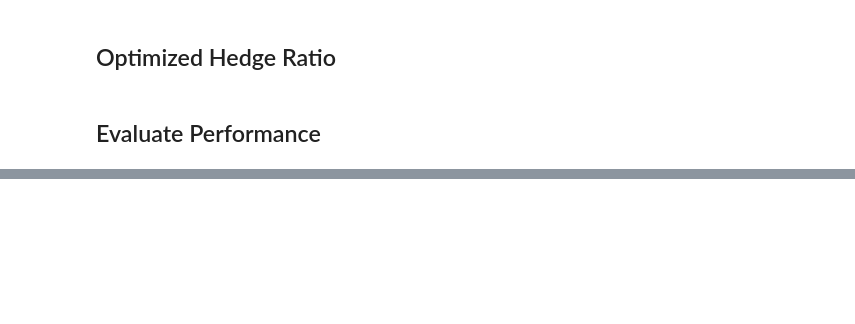
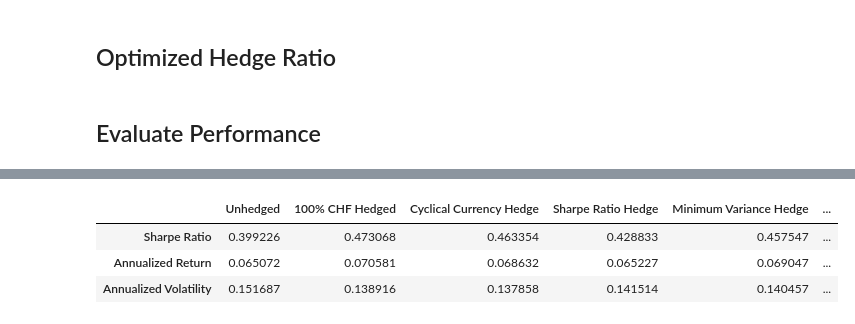
Before and after one commit to Tobias-Mann/Practicioners-Seminar-Notebook, a Jupyter notebook: Notebook.ipynb, the cells around one changed output, grey strips where cells are left out. Saved outputs shown, nothing was run; the diff lists cells and outputs as text; code cells hidden in the pictures; blank space fills up the shorter version.

```diff
--- a/Notebook.ipynb
+++ b/Notebook.ipynb
@@ -494,32 +614,40 @@ def sharpe_ratio(return_series, risk_free_rate_df, return_series_currency='CHF')
     risk_free_rate = np.log(risk_free_rate+1)
 
     # Change to risk free rate of number of days
     risk_free_rate = risk_free_rate.loc[return_series.index] * return_days / 365
 
     # Excess returns
     excess_returns = return_series - risk_free_rate
 
     # Annualized excess return
     total_excess_return = sum(excess_returns)
     total_years = excess_returns.index[-1] - excess_returns.index[0]
     total_years = total_years.days/365
     annualized_excess_return = total_excess_return / total_years
 
     # Annualized return
     annualized_return = np.exp(sum(return_series) / total_years) - 1
 
     # Annualized volatility. Frequency of returns is monthly, so multiply with sqrt(12)
     annualized_volatility = excess_returns.std() * np.sqrt(12)
 
     # Sharpe Ratio
     sharpe_ratio = annualized_excess_return / annualized_volatility
 
     return sharpe_ratio, annualized_return, annualized_volatility
 
 # Create a table of results
-index_performance = pd.DataFrame(columns=['Unhedged', 'Partial Hedge', '100% CHF Hedged'], index=['Sharpe Ratio', 'Annualized Return', 'Annualized Volatility'])
+index_performance = pd.DataFrame(columns=['Unhedged', '100% CHF Hedged', 'Cyclical Currency Hedge', 'Sharpe Ratio Hedge', 'Minimum Variance Hedge', 'Alpha Hedge'], index=['Sharpe Ratio', 'Annualized Return', 'Annualized Volatility'])
 index_performance['Unhedged'] = sharpe_ratio(backtest_benchmark_unhedged_msci_world_returns, df_r_m)
-index_performance['Partial Hedge'] = sharpe_ratio(backtest_partial_hedge_returns, df_r_m)
+index_performance['Cyclical Currency Hedge'] = sharpe_ratio(backtest_partial_hedge_returns, df_r_m)
 index_performance['100% CHF Hedged'] = sharpe_ratio(backtest_benchmark_hedged_msci_world_returns, df_r_m)
+index_performance['Sharpe Ratio Hedge'] = sharpe_ratio(backtest_optimal_hedge_returns, df_r_m)
+index_performance['Minimum Variance Hedge'] = sharpe_ratio(backtest_min_var_hedge_returns, df_r_m)
+index_performance['Alpha Hedge'] = sharpe_ratio(backtest_alpha_hedge_returns, df_r_m)
 
 index_performance
+# %% [output]
+|  | Unhedged | 100% CHF Hedged | Cyclical Currency Hedge | Sharpe Ratio Hedge | Minimum Variance Hedge | ... |
+| Sharpe Ratio | 0.399226 | 0.473068 | 0.463354 | 0.428833 | 0.457547 | ... |
+| Annualized Return | 0.065072 | 0.070581 | 0.068632 | 0.065227 | 0.069047 | ... |
+| Annualized Volatility | 0.151687 | 0.138916 | 0.137858 | 0.141514 | 0.140457 | ... |
```
Also changed, not shown: parts of 7 cells of this notebook.
